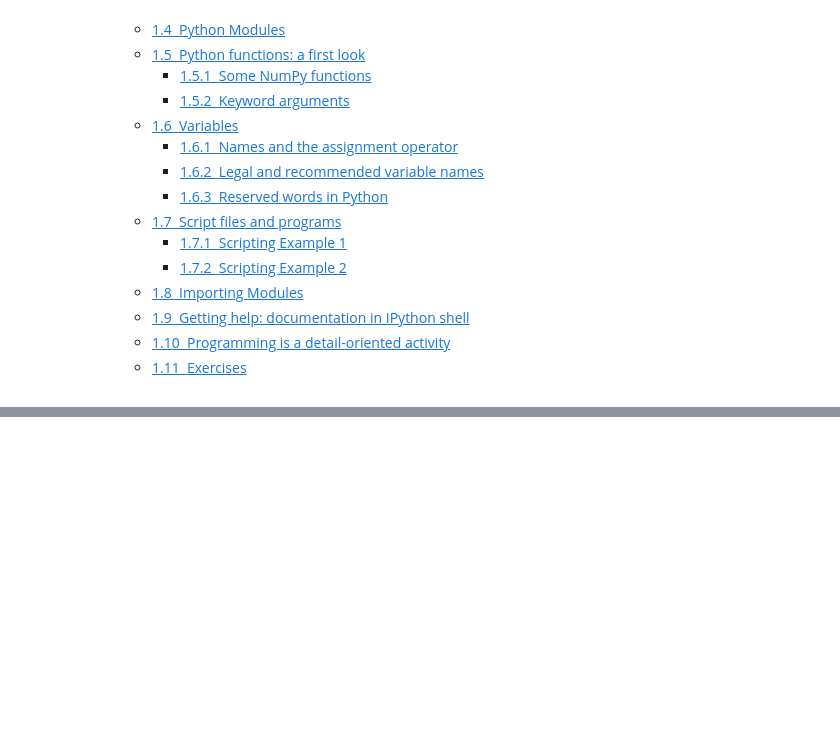
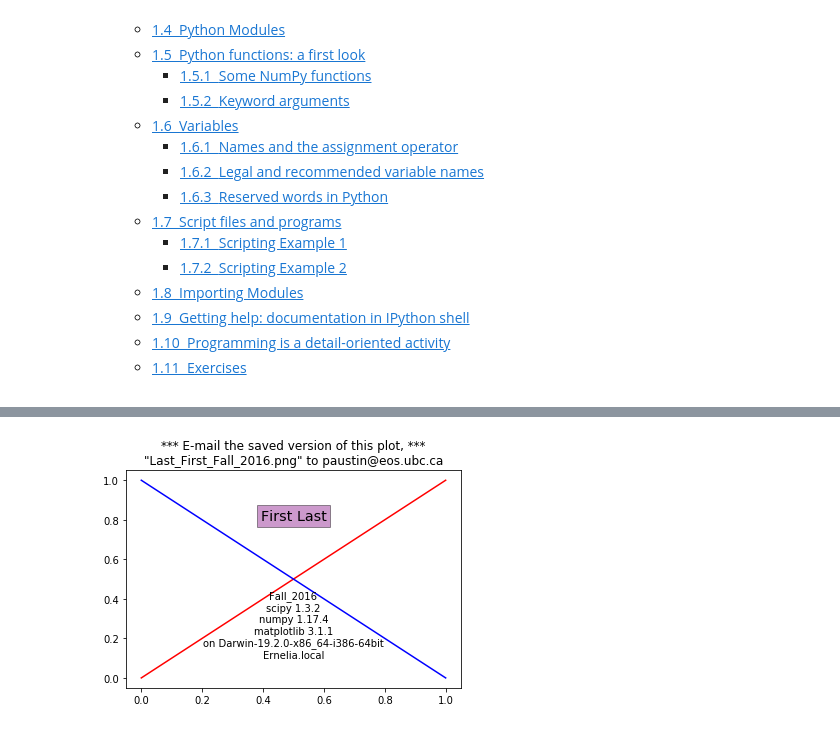
Before and after one commit to phaustin/pyman, a Jupyter notebook: Book/chap2/chap2_basics.ipynb, the cells around one changed output, grey strips where cells are left out. Cells and saved outputs as stored; diff of their text form; code cells hidden in the pictures; blank space fills up the shorter version.

```diff
--- a/Book/chap2/chap2_basics.ipynb
+++ b/Book/chap2/chap2_basics.ipynb
@@ -1463,0 +67,51 @@ Exercises
+# %%
+# This code tests that your Python installation worked.
+# It generates a png image file that you should e-mail
+# to the address shown on the plot
+import scipy
+import numpy
+import matplotlib
+import matplotlib.pyplot as plt
+import platform
+import socket
+
+# If you are a student, please fill in your first and last
+# names inside the quotes in the two lines below.  Do not
+# modify anything else in this file
+
+your_first_name = 'First'
+your_last_name = 'Last'
+
+# If you are an instructor, modify the next 3 lines.
+# You do not need to modify anything else in this file.
+
+classname = 'ATSC 301'
+term = 'Fall_2016'      # must contain no spaces
+email = 'paustin@eos.ubc.ca'
+
+plt.plot([0,1], 'r', [1,0], 'b')
+plt.text( 0.5, 0.8, '{0:s} {1:s}'
+        .format(your_first_name, your_last_name),
+        horizontalalignment='center',
+        size = 'x-large',
+        bbox=dict(facecolor='purple', alpha=0.4))
+plt.text( 0.5, 0.1,
+    '{1:s}\nscipy {2:s}\nnumpy {3:s}\nmatplotlib {4:s}\non {5:s}\n{6:s}'
+        .format(
+        classname,
+        term,
+        scipy.__version__,
+        numpy.__version__,
+        matplotlib.__version__,
+        platform.platform(),
+        socket.gethostname()
+        ) ,
+    horizontalalignment='center'
+    )
+filename = your_last_name + '_' + your_first_name + '_' + term + '.png'
+plt.title('*** E-mail the saved version of this plot, ***\n' +
+    '"{0:s}" to {1:s}'.format(filename, email), fontsize=12)
+plt.savefig(filename)
+plt.show()
+# %% [output]
+[figure, added]
```
Also changed, not shown: parts of 100 cells of this notebook.
